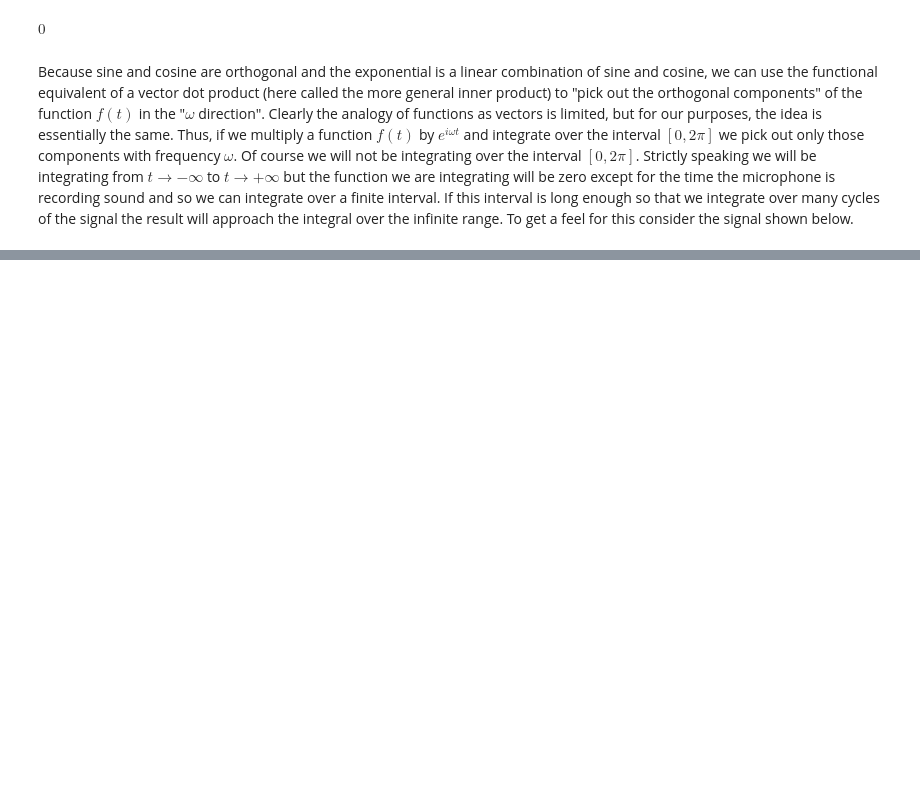
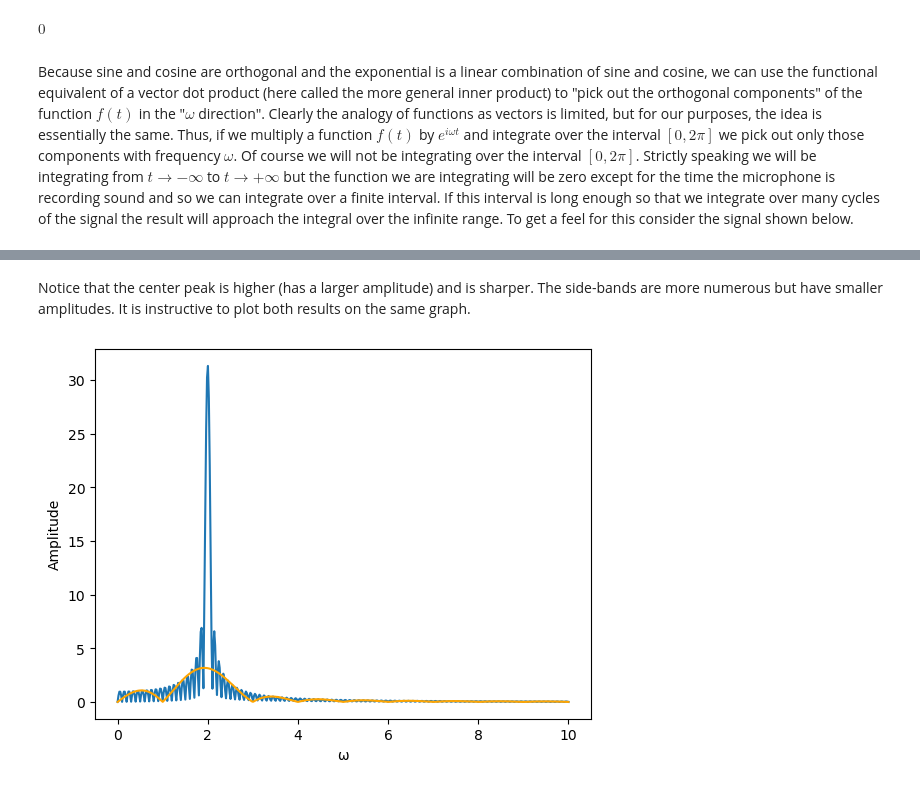
Before and after one commit to brinerk/LabsCapstone, a Jupyter notebook: Lab21/Lab 21.ipynb, the cells around one changed output, grey strips where cells are left out. Cells and saved outputs as stored; diff of their text form; code cells hidden in the pictures; blank space fills up the shorter version.

```diff
--- a/Lab21/Lab 21.ipynb
+++ b/Lab21/Lab 21.ipynb
@@ -160,0 +205,10 @@ plt.show()
+# %% [markdown]
+Notice that the center peak is higher (has a larger amplitude) and is sharper. The side-bands are more numerous but have smaller amplitudes. It is instructive to plot both results on the same graph.
+# %%
+plt.plot(t0, f_res1)
+plt.plot(t0, f_res0,color="Orange")
+plt.ylabel('Amplitude')
+plt.xlabel('ω')
+plt.show()
+# %% [output]
+[figure, added]
```
Also changed, not shown: parts of 14 cells of this notebook.
